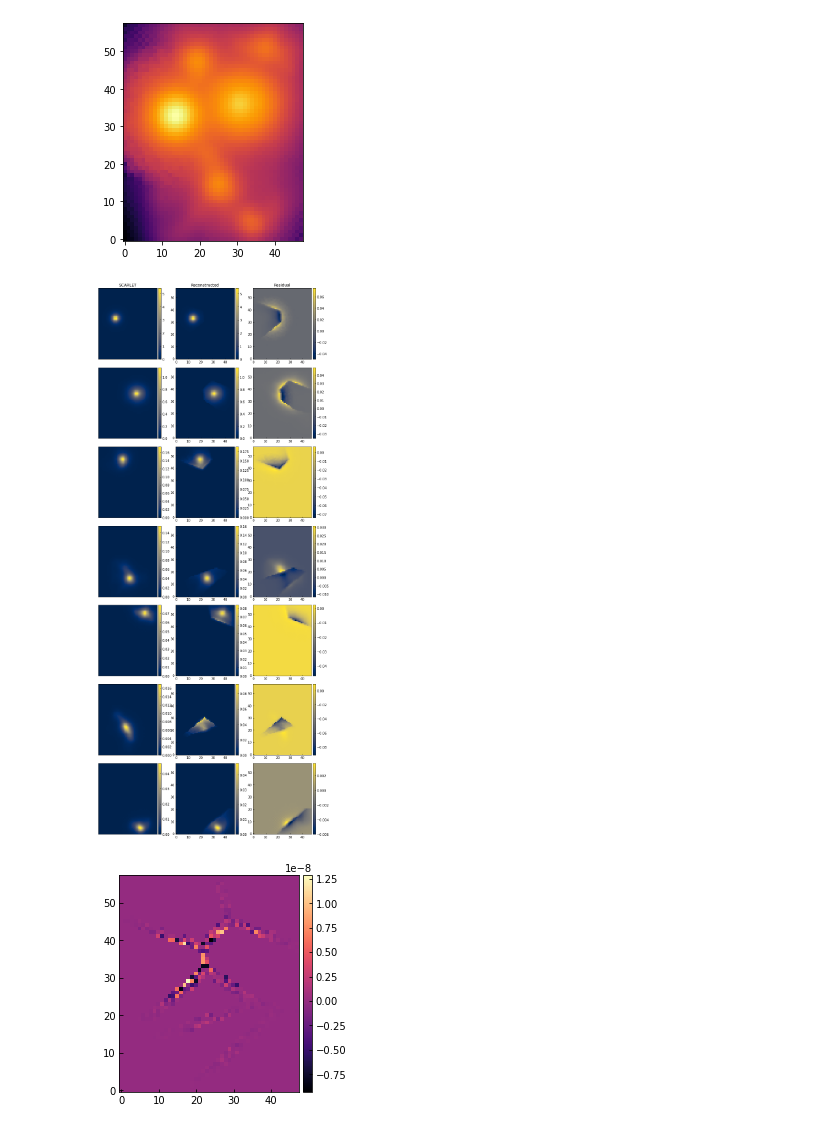
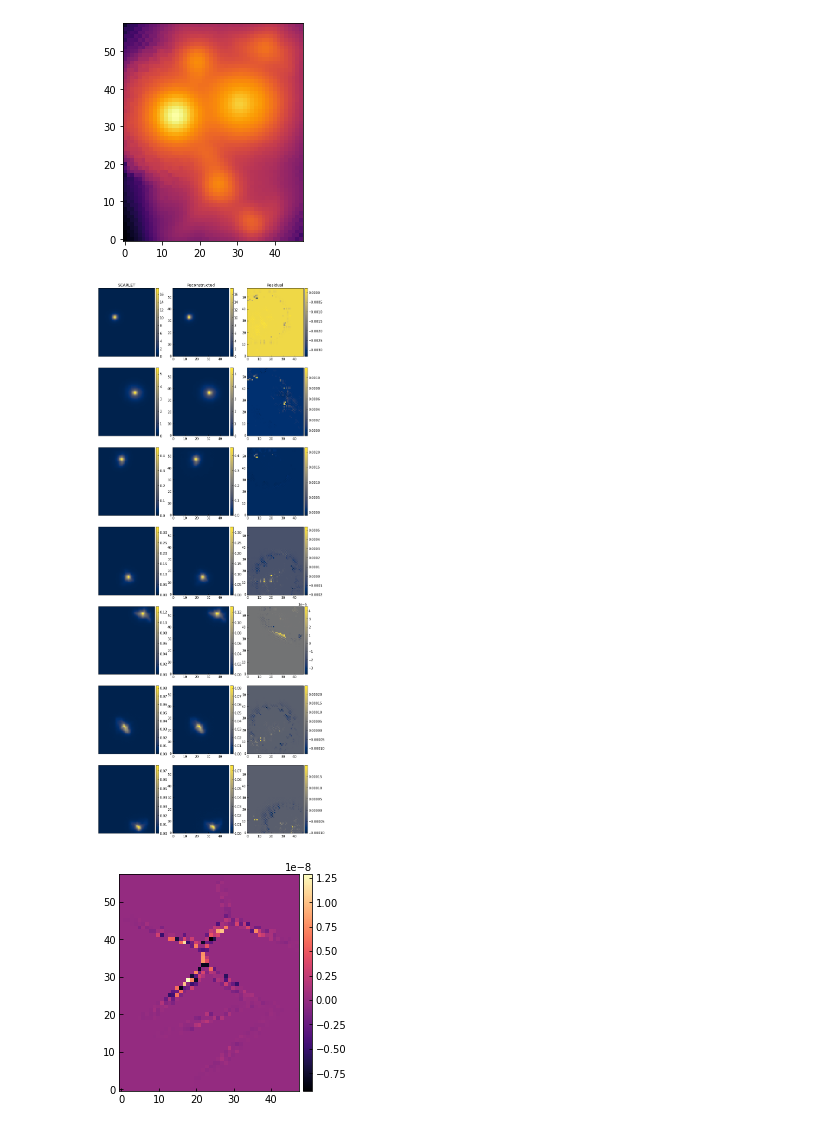
Before and after one commit to ryanhausen/morpheus-deblend, a Jupyter notebook: notebooks/test.ipynb, the cells around one changed output. Drawn from its saved outputs; the diff is of its cells as text; code cells hidden in the pictures.

```diff
--- a/notebooks/test.ipynb
+++ b/notebooks/test.ipynb
@@ -92,7 +90,9 @@ Text(0, 0.5, 'log-Likelihood')
 # %%
-# Load the model and calculate the residual
+# Compute model
 model = blend.get_model()
+# Render it in the observed frame
 model_ = observation.render(model)
+# Compute residual
 residual = images-model_
 
 # Create RGB images
@@ -109,12 +109,11 @@ ax[1].set_title("Model")
 ax[2].imshow(residual_rgb)
 ax[2].set_title("Residual")
 
-for k,component in enumerate(blend):
-    y,x = component.center
-    ax[0].text(x, y, k, color="w")
-    ax[1].text(x, y, k, color="w")
-    ax[2].text(x, y, k, color="w")
-
-plt.savefig("scarlet-example.pdf", dpi=600)
+for k,src in enumerate(blend):
+    if hasattr(src, "center"):
+        y,x = src.center
+        ax[0].text(x, y, k, color="w")
+        ax[1].text(x, y, k, color="w")
+        ax[2].text(x, y, k, color="w")
 plt.show()
 # %% [output]
@@ -123,4 +120,0 @@ findfont: Font family ['sans-serif'] not found. Falling back to DejaVu Sans.
-# %%
-print ("----------------- {}".format(filters))
-for k, src in enumerate(sources):
-    print ("Source {}, Fluxes: {}".format(k, scarlet.measure.flux(src)))
@@ -318,0 +391,4 @@ fits.PrimaryHDU(data=np.concatenate([
+# %%
+n = 5
+src_locations = np.array([(c["y"], c["x"]) for c in catalog])
+encoded = encode_srcs(src_locations, model_vals, n)
@@ -318,0 +473,10 @@ fits.PrimaryHDU(data=np.concatenate([
+# %%
+src_locations = np.array([(c["y"], c["x"]) for c in catalog])
+
+decoded = decode_srcs(
+    np.transpose(sum(model_vals), axes=(1, 2, 0)),
+    encoded,
+    src_locations,
+)
+
+decoded.shape
@@ -725,41 +894,41 @@ plt.imshow(np.log10(single_band))
 [figure]
 # %%
 
-band = 0
+band = 1
 
 f, axes = plt.subplots(nrows=7, ncols=3, figsize=(10, 24))
 for source in range(len(sources)):
     im = axes[source, 0].imshow(model_vals[source][band,:,:], cmap="cividis")
     divider = make_axes_locatable(axes[source, 0])
     cax = divider.append_axes("right", size="5%", pad=0.05)
     plt.colorbar(im, cax=cax)
     axes[source, 0].set_xticks([])
     axes[source, 0].set_yticks([])
 
 
-    im = axes[source, 1].imshow(recovered_sources[source]["img"], cmap="cividis")
+    im = axes[source, 1].imshow(decoded[source, :, :, band], cmap="cividis")
     divider = make_axes_locatable(axes[source, 1])
     cax = divider.append_axes("right", size="5%", pad=0.05)
     plt.colorbar(im, cax=cax)
     axes[source, 0].set_xticks([])
     axes[source, 0].set_yticks([])
 
 
-    im = axes[source, 2].imshow(model_vals[source][band,:,:] - recovered_sources[source]["img"], cmap="cividis")
+    im = axes[source, 2].imshow(model_vals[source][band,:,:] - decoded[source, :, :, band], cmap="cividis")
     divider = make_axes_locatable(axes[source, 2])
     cax = divider.append_axes("right", size="5%", pad=0.05)
     plt.colorbar(im, cax=cax)
     axes[source, 0].set_xticks([])
     axes[source, 0].set_yticks([])
 
 axes[0,0].set_title("SCARLET")
 axes[0,1].set_title("Reconstructed")
 axes[0,2].set_title("Residual")
 
 plt.tight_layout()
 plt.savefig("source_residual.pdf", dpi=600)
 # %% [output]
-[figure, old version]
+[figure, new version]
 # %%
 recovered  = sum(recovered_sources[r]["img"] for r in recovered_sources)
 
```
Also changed, not shown: parts of 20 cells of this notebook, 2 other files.
